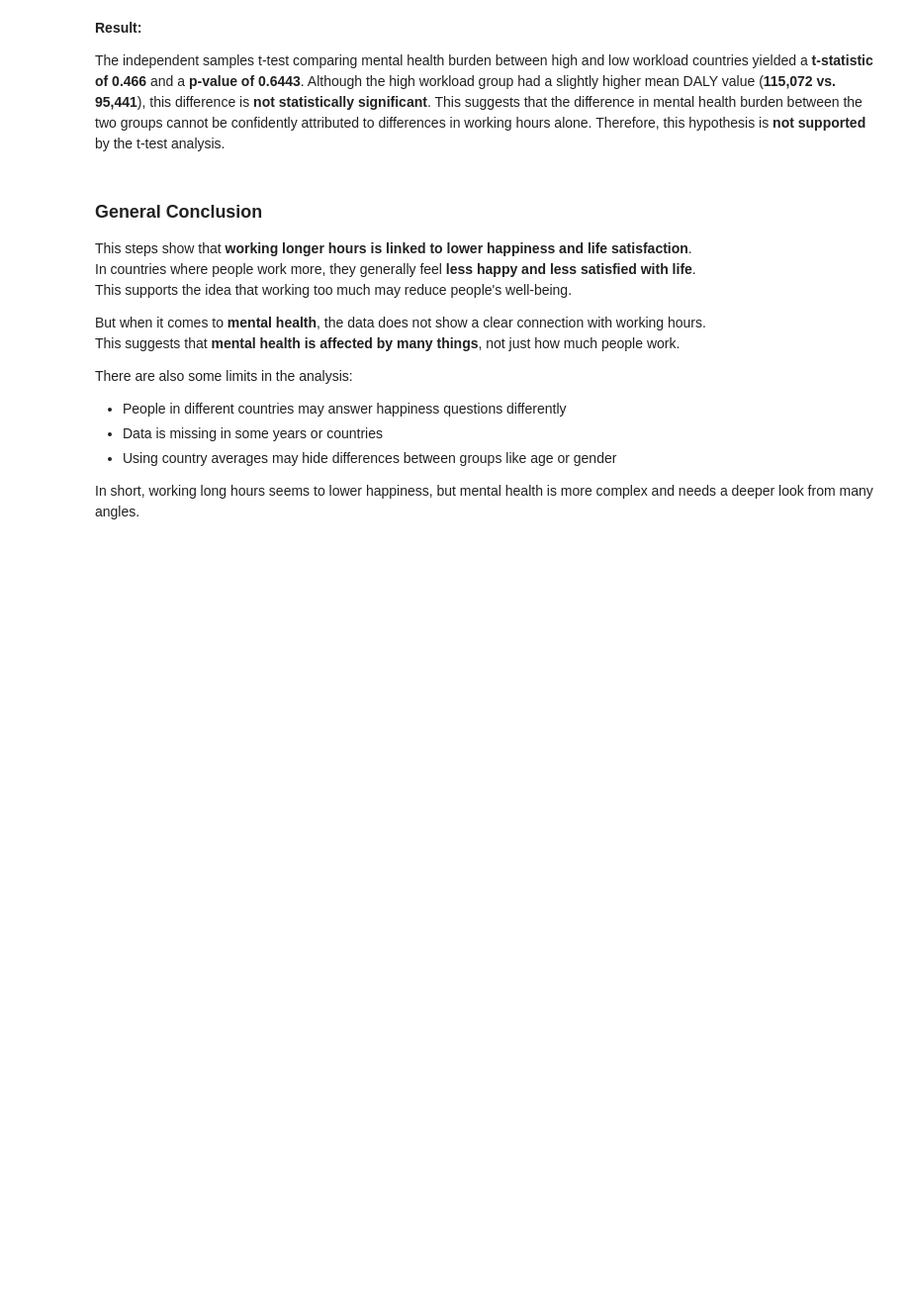
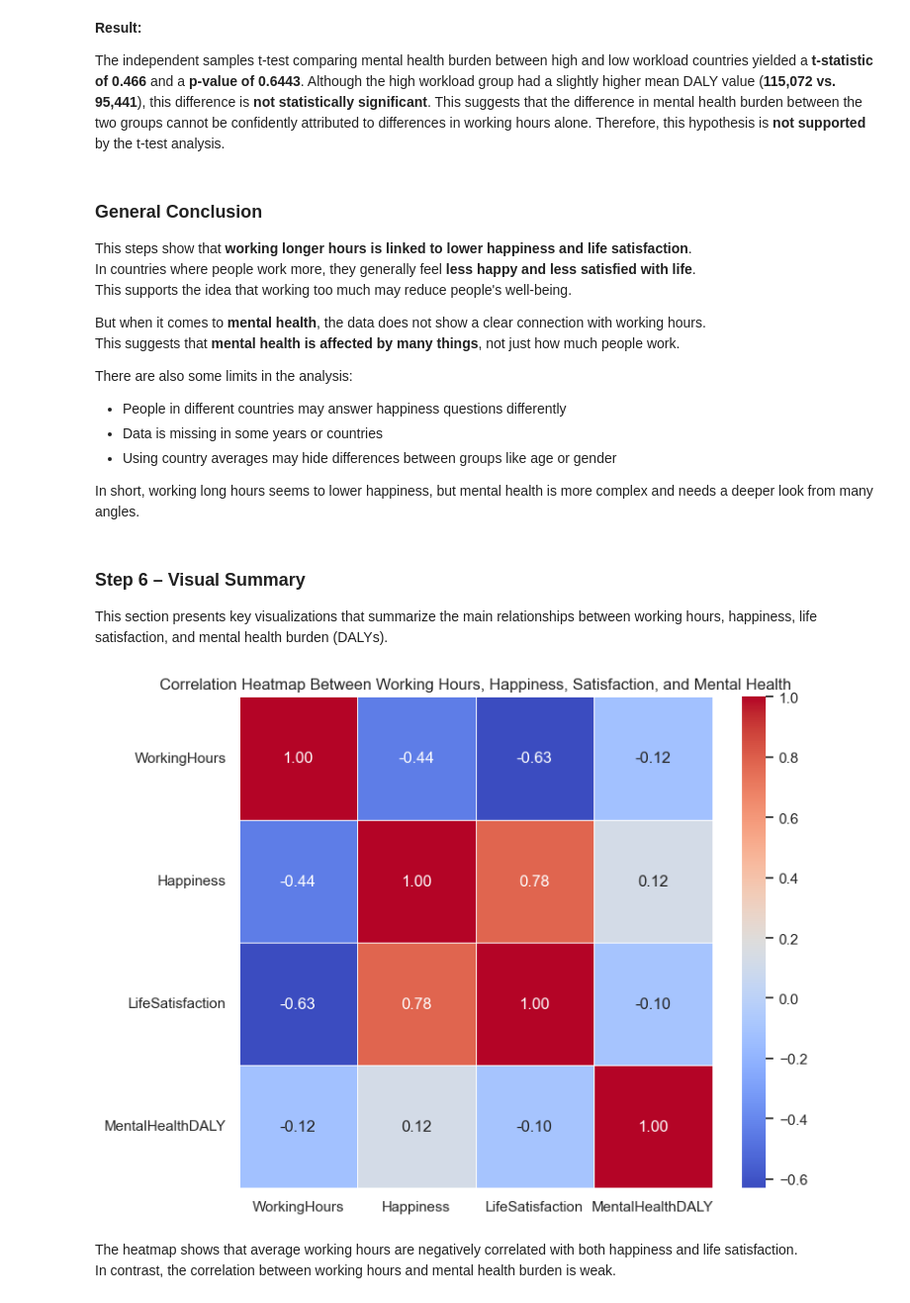
Before and after one commit to burcuekmekci/DSA210-Term-Project-Spring2025, a Jupyter notebook: termproject.ipynb, the cells around one changed output. Shown at 99% size. Saved outputs shown, nothing was run; the diff lists cells and outputs as text; code cells hidden in the pictures; blank space fills up the shorter version.

Commit message:
added correlation heatmap to summarize variable relationships

```diff
--- a/termproject.ipynb
+++ b/termproject.ipynb
@@ -484,3 +484,21 @@ There are also some limits in the analysis:
 - Using country averages may hide differences between groups like age or gender
 
 In short, working long hours seems to lower happiness,  but mental health is more complex and needs a deeper look from many angles.
+# %% [markdown]
+### Step 6 – Visual Summary
+
+This section presents key visualizations that summarize the main relationships between working hours, happiness, life satisfaction, and mental health burden (DALYs).
+# %%
+numeric_cols = ["WorkingHours", "Happiness", "LifeSatisfaction", "MentalHealthDALY"]
+df_corr = df_all[numeric_cols]
+
+plt.figure(figsize=(8, 6))
+sns.heatmap(df_corr.corr(), annot=True, cmap="coolwarm", linewidths=0.5, fmt=".2f")
+plt.title("Correlation Heatmap Between Working Hours, Happiness, Satisfaction, and Mental Health")
+plt.tight_layout()
+plt.show()
+# %% [output]
+[figure, added]
+# %% [markdown]
+The heatmap shows that average working hours are negatively correlated with both happiness and life satisfaction.
+In contrast, the correlation between working hours and mental health burden is weak.
```
